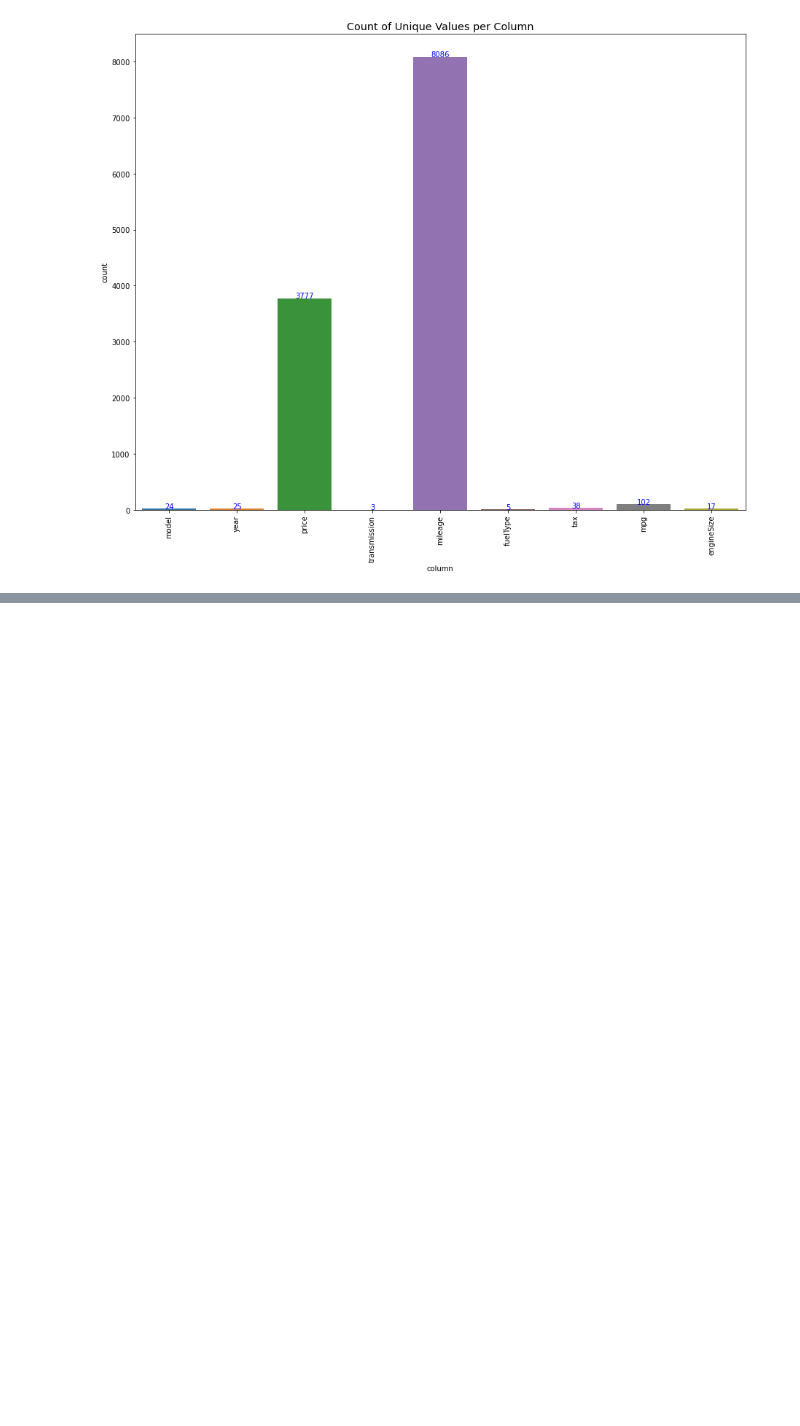
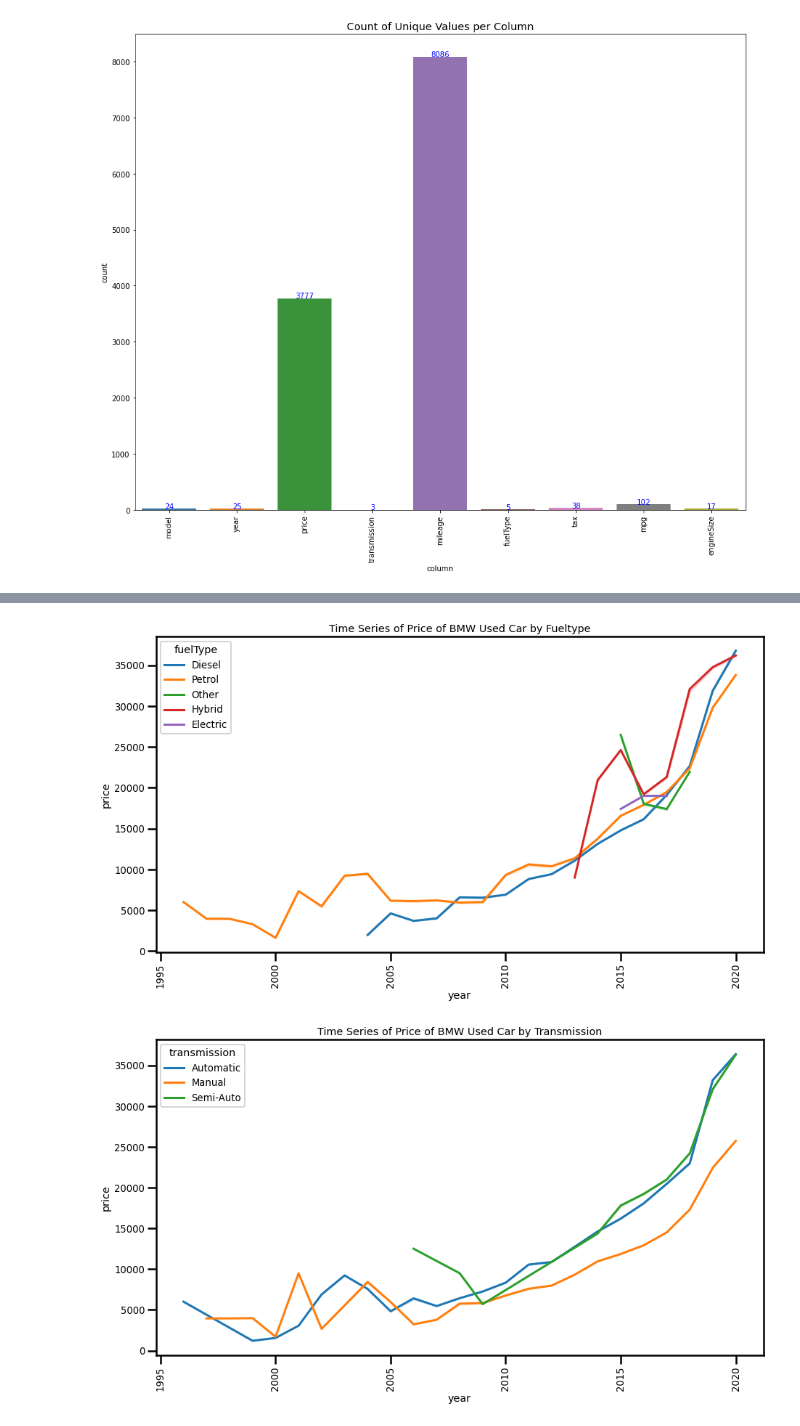
Before and after one commit to LenSin3/bmw_car_sales, a Jupyter notebook: bmw_ml.ipynb, the cells around one changed output, grey strips where cells are left out. Drawn from its saved outputs; the diff is of its cells as text; code cells hidden in the pictures; blank space fills up the shorter version.

```diff
--- a/bmw_ml.ipynb
+++ b/bmw_ml.ipynb
@@ -117,0 +147,8 @@ Our focus is more on the categorical features when deciding to create the above
+# %%
+# plot time series for fule type and transmission
+cols = ['fuelType', 'transmission']
+for col in cols:
+    plots.line_plot(df_cln, 'year', 'price', hue = col)
+# %% [output]
+[figure, added]
+[figure, added]
```
Also changed, not shown: parts of 9 cells of this notebook, 1 other file.
